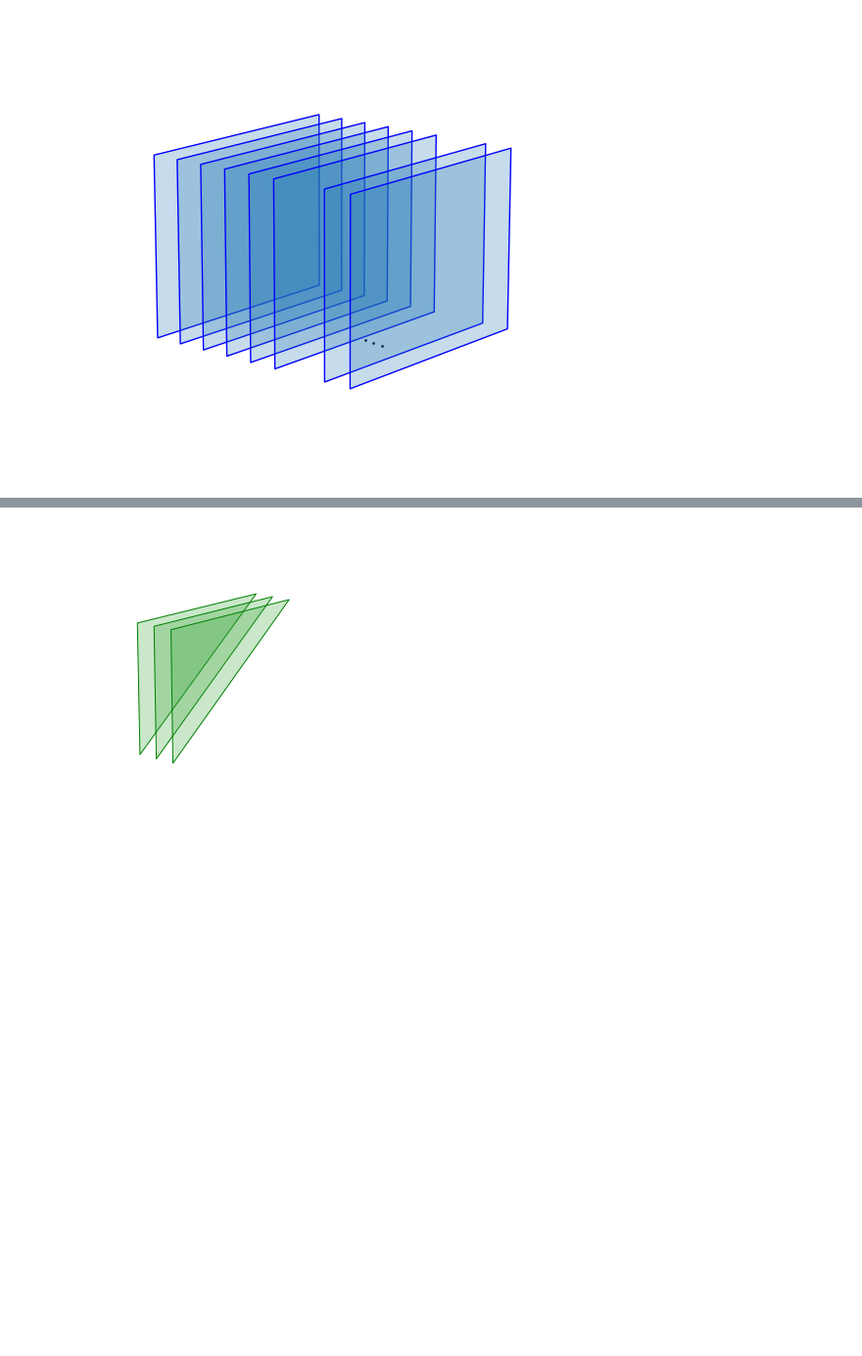
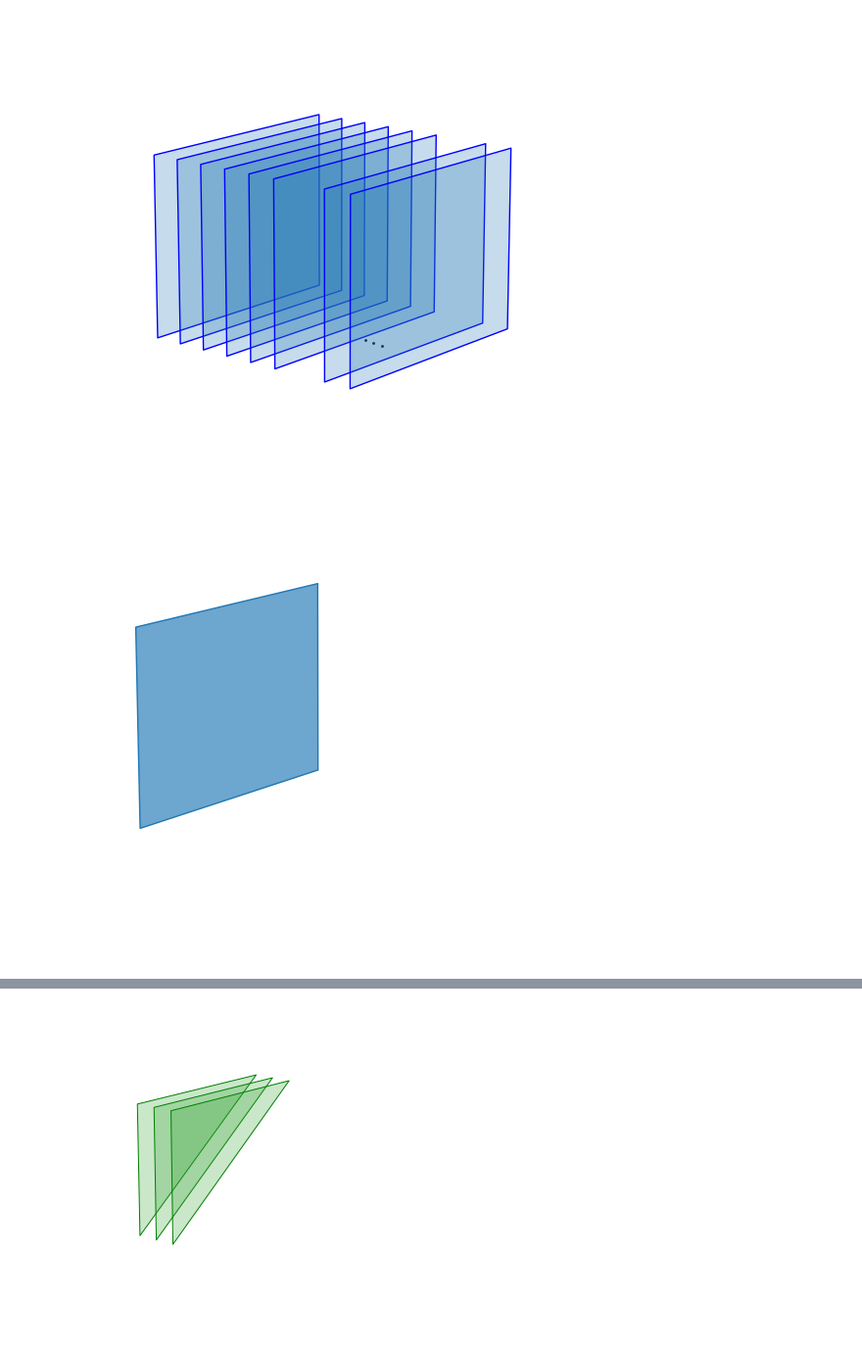
Before and after one commit to Nikoleta-v3/conditional-cooperation-with-longer-memory, a Jupyter notebook: notebooks/B. Figures for Presentations.ipynb, the cells around one changed output, grey strips where cells are left out. Shown at 98% size. Saved outputs shown, nothing was run; the diff lists cells and outputs as text; code cells hidden in the pictures; blank space fills up the shorter version.

```diff
--- a/notebooks/B. Figures for Presentations.ipynb
+++ b/notebooks/B. Figures for Presentations.ipynb
@@ -241,3 +242,62 @@ plt.savefig("/Users/glynatsi/src/talks/posters/2022-06-09-Aquavit/static/memory_
             transparent=True,  bbox_inches='tight')
 # %% [output]
 [figure]
+# %%
+fig = plt.figure(figsize=(20, 20))
+
+ax = fig.add_subplot(131, projection='3d')
+
+
+# ax.set_xticks([0, .5, 1])
+# ax.set_yticks([0, .5, 1])
+# ax.set_zticks([0, .5, 1])
+
+# ax.set_xticklabels([0, "", 1])
+# ax.set_yticklabels([0, "", 1])
+# ax.set_zticklabels([0, "", 1])
+
+
+# ax.annotate("$p_2$", (-0.03, -0.073), fontsize=15)
+# ax.annotate("$p_3$", (.065, -0.055), fontsize=15)
+# ax.annotate("$p_4$", (.08, 0.003), fontsize=15)
+
+ax.axis('off')
+
+ax.view_init(15, -50)
+
+for x in [0,]:
+
+    v = np.array([[x, 0, 0],
+                  [x, 1, 0],
+                  [x, 1, 1],
+                  [x, 0, 1]])
+
+    verts = [[v[0], v[1], v[2], v[3]]]
+
+    ax.add_collection3d(Poly3DCollection(verts, facecolor='tab:blue',
+                                         linewidths=1,
+                                         linestyle='-',
+                                         edgecolors='tab:blue', alpha=.65));
+
+
+for x in np.linspace(0, 1, 11)[1:]:
+
+    v = np.array([[x, 0, 0],
+                  [x, 1, 0],
+                  [x, 1, 1],
+                  [x, 0, 1]])
+
+    verts = [[v[0], v[3], v[2]]]
+
+    ax.add_collection3d(Poly3DCollection(verts, facecolor='white',
+                                         linewidths=1,
+                                         linestyle='-', alpha=0));
+
+# ax.scatter(0.71, 0.5, 0, color='black', s=1)
+# ax.scatter(0.66, 0.51, 0, color='black', s=1)
+# ax.scatter(0.76, 0.49, 0, color='black', s=1)
+
+plt.savefig("../figures/memory_one.png",
+            transparent=True,  bbox_inches='tight')
+# %% [output]
+[figure, added]
```
Also changed, not shown: parts of 7 cells of this notebook, 24 other files.
